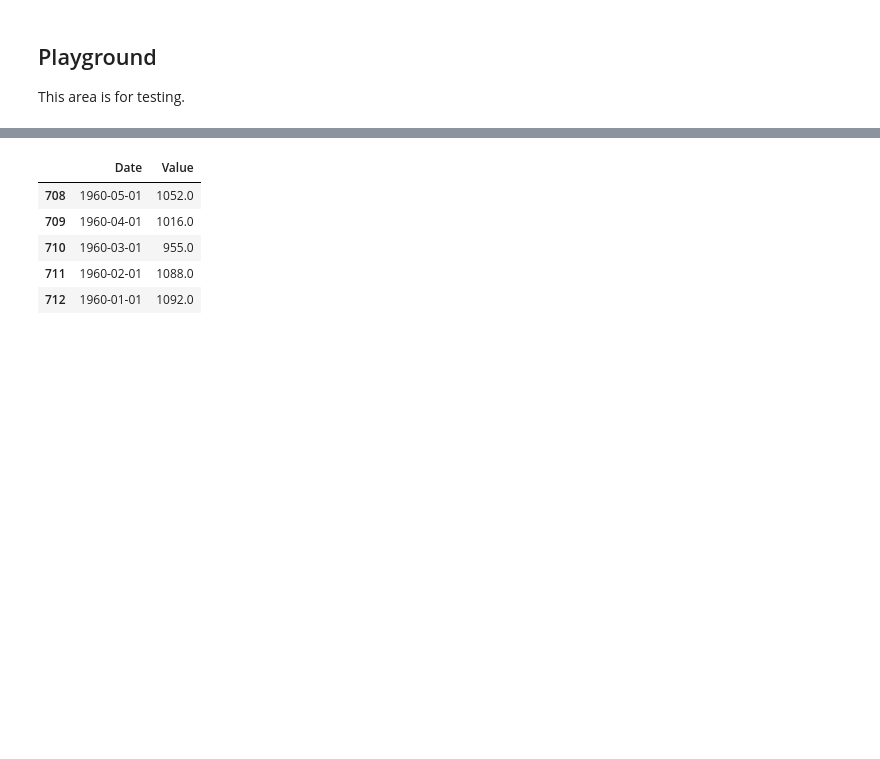
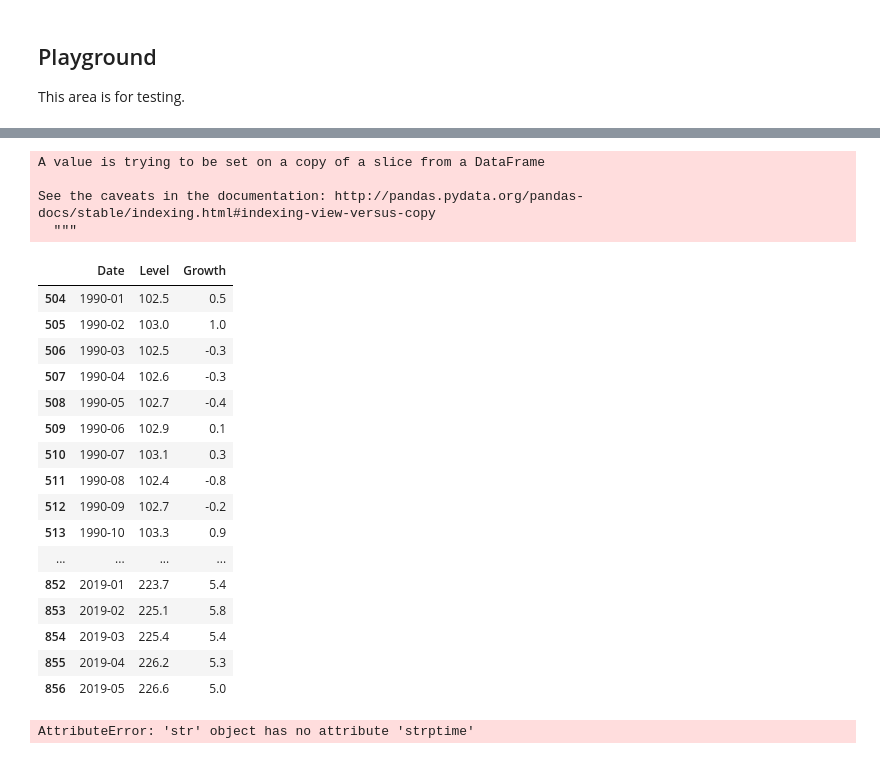
Before and after one commit to black-swan-2/VIX_Master, a Jupyter notebook: VIX_Master.ipynb, the cells around one changed output, grey strips where cells are left out. Cells and saved outputs as stored; diff of their text form; code cells hidden in the pictures; blank space fills up the shorter version.

Commit message:
Added new indexes
Lagging Index, ISM, GDP, FRED

```diff
--- a/VIX_Master.ipynb
+++ b/VIX_Master.ipynb
@@ -509,11 +568,2 @@ margin.tail()
 # %%
-fred = pd.read_csv('FRED-PERMIT.csv')
+lag = pd.read_csv('USLgI.csv')
-# %%
-fred.tail()
-# %% [output]
-|  | Date | Value |
-| 708 | 1960-05-01 | 1052.0 |
-| 709 | 1960-04-01 | 1016.0 |
-| 710 | 1960-03-01 | 955.0 |
-| 711 | 1960-02-01 | 1088.0 |
-| 712 | 1960-01-01 | 1092.0 |
@@ -521,0 +570,17 @@ fred = fred[fred['Date'] > '1989-12-01'].sort_values(by='Date')
+# %%
+lag['Date'] = pd.to_datetime(lag['Date'], format='%b-%y')
+
+for i in np.arange(len(lag)):
+    if lag['Date'][i].year > 2019:
+        lag['Date'][i] = lag['Date'][i].replace(year=lag['Date'][i].year-100)
+    else:
+        pass
+
+lag['Date'] =  lag['Date'].map(lambda x: x.strftime('%Y-%m'))
+
+lag = lag[lag['Date'] > '1989-12']
+# %% [output]
+A value is trying to be set on a copy of a slice from a DataFrame
+
+See the caveats in the documentation: http://pandas.pydata.org/pandas-docs/stable/indexing.html#indexing-view-versus-copy
+  """
@@ -521,0 +604,20 @@ fred = fred[fred['Date'] > '1989-12-01'].sort_values(by='Date')
+# %%
+lag
+# %% [output]
+|  | Date | Level | Growth |
+| 504 | 1990-01 | 102.5 | 0.5 |
+| 505 | 1990-02 | 103.0 | 1.0 |
+| 506 | 1990-03 | 102.5 | -0.3 |
+| 507 | 1990-04 | 102.6 | -0.3 |
+| 508 | 1990-05 | 102.7 | -0.4 |
+| 509 | 1990-06 | 102.9 | 0.1 |
+| 510 | 1990-07 | 103.1 | 0.3 |
+| 511 | 1990-08 | 102.4 | -0.8 |
+| 512 | 1990-09 | 102.7 | -0.2 |
+| 513 | 1990-10 | 103.3 | 0.9 |
+| ... | ... | ... | ... |
+| 852 | 2019-01 | 223.7 | 5.4 |
+| 853 | 2019-02 | 225.1 | 5.8 |
+| 854 | 2019-03 | 225.4 | 5.4 |
+| 855 | 2019-04 | 226.2 | 5.3 |
+| 856 | 2019-05 | 226.6 | 5.0 |
@@ -521,0 +629,4 @@ fred = fred[fred['Date'] > '1989-12-01'].sort_values(by='Date')
+# %%
+lag['Date'].map(lambda x: x.strptime(x,"%b-%y"))
+# %% [output]
+AttributeError: 'str' object has no attribute 'strptime'
```
Also changed, not shown: parts of 10 cells of this notebook, 2 other files.
